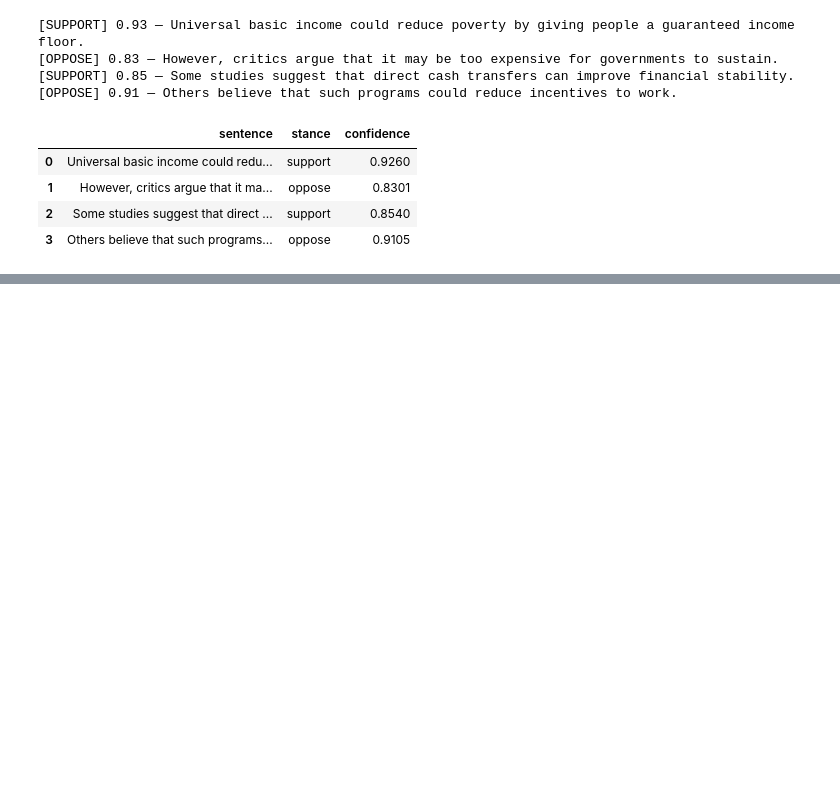
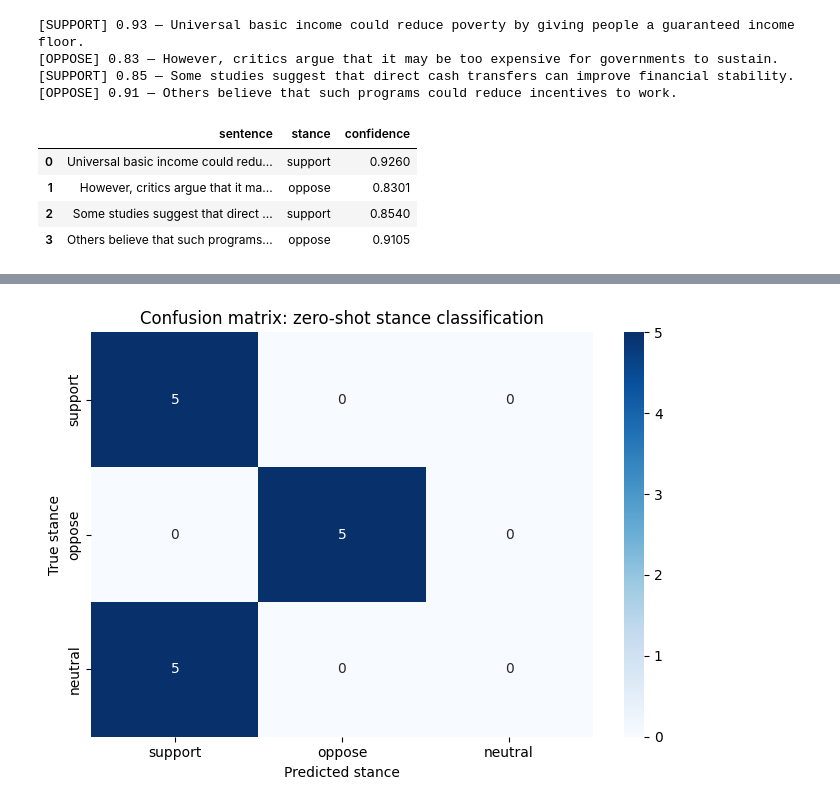
Before and after one commit to souha24-ctrl/discursive-stance-analyzer, a Jupyter notebook: stance_analyzer.ipynb, the cells around one changed output, grey strips where cells are left out. Drawn from its saved outputs; the diff is of its cells as text; code cells hidden in the pictures; blank space fills up the shorter version.

Commit message:
Finalize notebook with evaluation, prompt comparison, and research conclusions.

```diff
--- a/stance_analyzer.ipynb
+++ b/stance_analyzer.ipynb
@@ -174,0 +292,16 @@ results_df
+# %%
+from tqdm.auto import tqdm
+
+predictions = []
+
+for sentence in tqdm(evaluation_df["sentence"], desc="Classifying sentences"):
+    result = classify_stance(
+        sentences=[sentence],
+        target_premise=target_premise,
+        batch_size=1
+    )[0]
+
+    predictions.append(result["stance"])
+
+evaluation_df["predicted_stance"] = predictions
+evaluation_df
@@ -174,0 +374,28 @@ results_df
+# %%
+import matplotlib.pyplot as plt
+import seaborn as sns
+from sklearn.metrics import confusion_matrix
+
+cm = confusion_matrix(
+    true_labels,
+    predicted_labels,
+    labels=CANDIDATE_LABELS
+)
+
+plt.figure(figsize=(7, 5))
+sns.heatmap(
+    cm,
+    annot=True,
+    fmt="d",
+    cmap="Blues",
+    xticklabels=CANDIDATE_LABELS,
+    yticklabels=CANDIDATE_LABELS
+)
+
+plt.xlabel("Predicted stance")
+plt.ylabel("True stance")
+plt.title("Confusion matrix: zero-shot stance classification")
+plt.tight_layout()
+plt.show()
+# %% [output]
+[figure, added]
```
Also changed, not shown: parts of 49 cells of this notebook.
